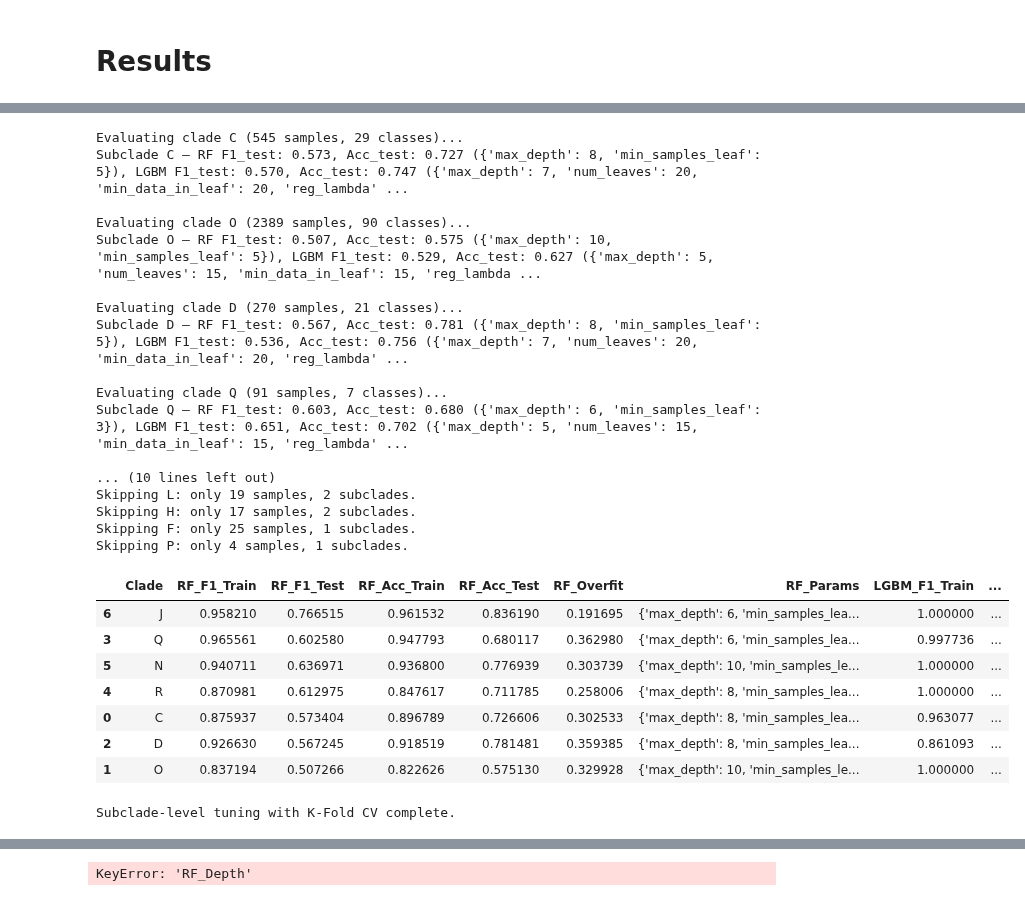
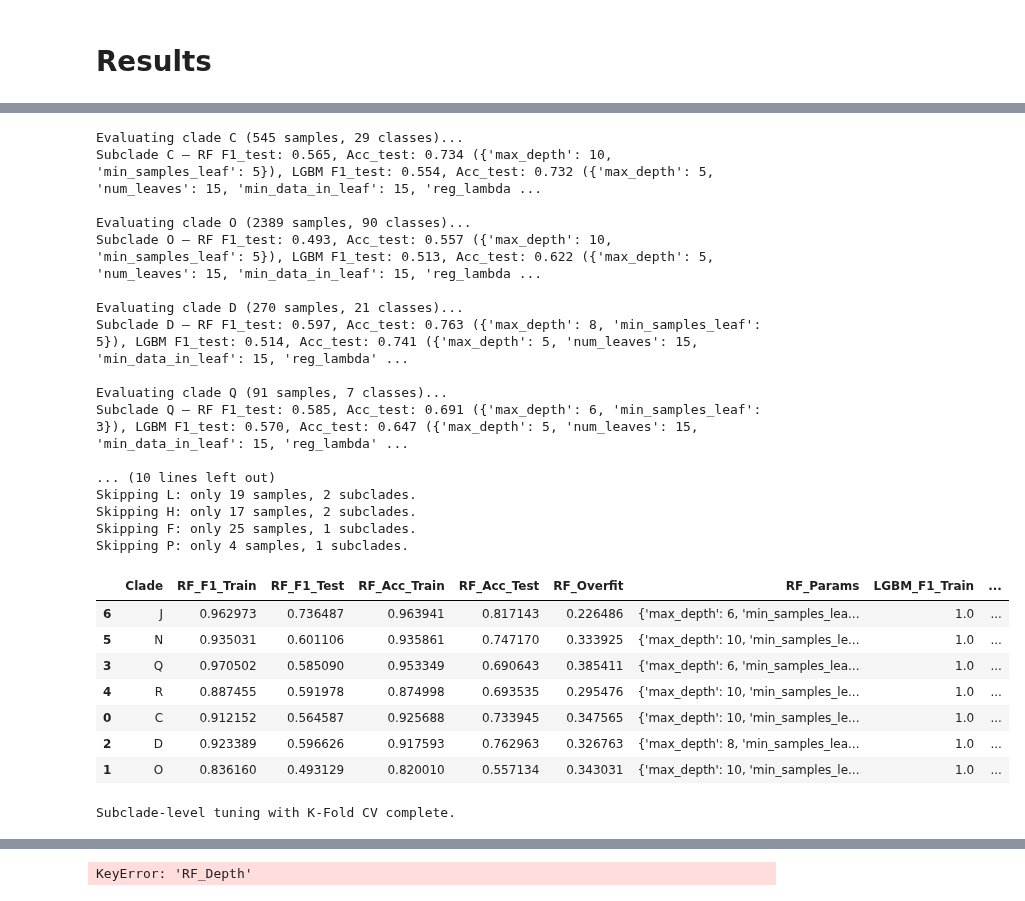
Before and after one commit to kibindy/LT8_final_project, a Jupyter notebook: Scratch_Kevin.ipynb, the cells around one changed output, grey strips where cells are left out. Saved outputs shown, nothing was run; the diff lists cells and outputs as text; code cells hidden in the pictures.

Commit message:
Added new hyperparameters options to subclade classification

```diff
--- a/Scratch_Kevin.ipynb
+++ b/Scratch_Kevin.ipynb
@@ -477,12 +542,18 @@ rf_params = [
     {"max_depth": 6, "min_samples_leaf": 3},
     {"max_depth": 8, "min_samples_leaf": 5},
     {"max_depth": 10, "min_samples_leaf": 5},
+    {"max_depth": 15, "min_samples_leaf": 5},
+    {"max_depth": 20, "min_samples_leaf": 5},
+    {"max_depth": 25, "min_samples_leaf": 5}
 ]
 
 lgbm_params = [
     {"max_depth": 5, "num_leaves": 15, "min_data_in_leaf": 15, "reg_lambda": 1.0, "reg_alpha": 0.5},
     {"max_depth": 7, "num_leaves": 20, "min_data_in_leaf": 20, "reg_lambda": 2.0, "reg_alpha": 1.0},
     {"max_depth": 9, "num_leaves": 25, "min_data_in_leaf": 25, "reg_lambda": 3.0, "reg_alpha": 1.5},
+    {"max_depth": 11, "num_leaves": 25, "min_data_in_leaf": 25, "reg_lambda": 3.0, "reg_alpha": 1.5},
+    {"max_depth": 13, "num_leaves": 25, "min_data_in_leaf": 25, "reg_lambda": 3.0, "reg_alpha": 1.5},
+    {"max_depth": 15, "num_leaves": 25, "min_data_in_leaf": 25, "reg_lambda": 3.0, "reg_alpha": 1.5},
 ]
 
 
@@ -586,44 +657,44 @@ for clade in df["major_clade"].unique():
     })
 
     print(
         f"Subclade {clade} — "
         f"RF F1_test: {best_rf['f1_test']:.3f}, Acc_test: {best_rf['acc_test']:.3f} ({best_rf['params']}), "
         f"LGBM F1_test: {best_lgbm['f1_test']:.3f}, Acc_test: {best_lgbm['acc_test']:.3f} ({best_lgbm['params']})"
     )
 
 # ======================================================
 # 4. SUMMARIZE RESULTS
 # ======================================================
 sub_results_df = pd.DataFrame(sub_results)
 display(sub_results_df.sort_values("LGBM_F1_Test", ascending=False))
 
 print("\nSubclade-level tuning with K-Fold CV complete.")
 # %% [output]
 Evaluating clade C (545 samples, 29 classes)...
-Subclade C — RF F1_test: 0.573, Acc_test: 0.727 ({'max_depth': 8, 'min_samples_leaf': 5}), LGBM F1_test: 0.570, Acc_test: 0.747 ({'max_depth': 7, 'num_leaves': 20, 'min_data_in_leaf': 20, 'reg_lambda' ...
+Subclade C — RF F1_test: 0.565, Acc_test: 0.734 ({'max_depth': 10, 'min_samples_leaf': 5}), LGBM F1_test: 0.554, Acc_test: 0.732 ({'max_depth': 5, 'num_leaves': 15, 'min_data_in_leaf': 15, 'reg_lambda ...
 
 Evaluating clade O (2389 samples, 90 classes)...
-Subclade O — RF F1_test: 0.507, Acc_test: 0.575 ({'max_depth': 10, 'min_samples_leaf': 5}), LGBM F1_test: 0.529, Acc_test: 0.627 ({'max_depth': 5, 'num_leaves': 15, 'min_data_in_leaf': 15, 'reg_lambda ...
+Subclade O — RF F1_test: 0.493, Acc_test: 0.557 ({'max_depth': 10, 'min_samples_leaf': 5}), LGBM F1_test: 0.513, Acc_test: 0.622 ({'max_depth': 5, 'num_leaves': 15, 'min_data_in_leaf': 15, 'reg_lambda ...
 
 Evaluating clade D (270 samples, 21 classes)...
-Subclade D — RF F1_test: 0.567, Acc_test: 0.781 ({'max_depth': 8, 'min_samples_leaf': 5}), LGBM F1_test: 0.536, Acc_test: 0.756 ({'max_depth': 7, 'num_leaves': 20, 'min_data_in_leaf': 20, 'reg_lambda' ...
+Subclade D — RF F1_test: 0.597, Acc_test: 0.763 ({'max_depth': 8, 'min_samples_leaf': 5}), LGBM F1_test: 0.514, Acc_test: 0.741 ({'max_depth': 5, 'num_leaves': 15, 'min_data_in_leaf': 15, 'reg_lambda' ...
 
 Evaluating clade Q (91 samples, 7 classes)...
-Subclade Q — RF F1_test: 0.603, Acc_test: 0.680 ({'max_depth': 6, 'min_samples_leaf': 3}), LGBM F1_test: 0.651, Acc_test: 0.702 ({'max_depth': 5, 'num_leaves': 15, 'min_data_in_leaf': 15, 'reg_lambda' ...
+Subclade Q — RF F1_test: 0.585, Acc_test: 0.691 ({'max_depth': 6, 'min_samples_leaf': 3}), LGBM F1_test: 0.570, Acc_test: 0.647 ({'max_depth': 5, 'num_leaves': 15, 'min_data_in_leaf': 15, 'reg_lambda' ...
 
 ... (10 lines left out)
 Skipping L: only 19 samples, 2 subclades.
 Skipping H: only 17 samples, 2 subclades.
 Skipping F: only 25 samples, 1 subclades.
 Skipping P: only 4 samples, 1 subclades.
 |  | Clade | RF_F1_Train | RF_F1_Test | RF_Acc_Train | RF_Acc_Test | RF_Overfit | RF_Params | LGBM_F1_Train | ... |
-| 6 | J | 0.958210 | 0.766515 | 0.961532 | 0.836190 | 0.191695 | {'max_depth': 6, 'min_samples_lea... | 1.000000 | ... |
-| 3 | Q | 0.965561 | 0.602580 | 0.947793 | 0.680117 | 0.362980 | {'max_depth': 6, 'min_samples_lea... | 0.997736 | ... |
-| 5 | N | 0.940711 | 0.636971 | 0.936800 | 0.776939 | 0.303739 | {'max_depth': 10, 'min_samples_le... | 1.000000 | ... |
-| 4 | R | 0.870981 | 0.612975 | 0.847617 | 0.711785 | 0.258006 | {'max_depth': 8, 'min_samples_lea... | 1.000000 | ... |
-| 0 | C | 0.875937 | 0.573404 | 0.896789 | 0.726606 | 0.302533 | {'max_depth': 8, 'min_samples_lea... | 0.963077 | ... |
-| 2 | D | 0.926630 | 0.567245 | 0.918519 | 0.781481 | 0.359385 | {'max_depth': 8, 'min_samples_lea... | 0.861093 | ... |
-| 1 | O | 0.837194 | 0.507266 | 0.822626 | 0.575130 | 0.329928 | {'max_depth': 10, 'min_samples_le... | 1.000000 | ... |
+| 6 | J | 0.962973 | 0.736487 | 0.963941 | 0.817143 | 0.226486 | {'max_depth': 6, 'min_samples_lea... | 1.0 | ... |
+| 5 | N | 0.935031 | 0.601106 | 0.935861 | 0.747170 | 0.333925 | {'max_depth': 10, 'min_samples_le... | 1.0 | ... |
+| 3 | Q | 0.970502 | 0.585090 | 0.953349 | 0.690643 | 0.385411 | {'max_depth': 6, 'min_samples_lea... | 1.0 | ... |
+| 4 | R | 0.887455 | 0.591978 | 0.874998 | 0.693535 | 0.295476 | {'max_depth': 10, 'min_samples_le... | 1.0 | ... |
+| 0 | C | 0.912152 | 0.564587 | 0.925688 | 0.733945 | 0.347565 | {'max_depth': 10, 'min_samples_le... | 1.0 | ... |
+| 2 | D | 0.923389 | 0.596626 | 0.917593 | 0.762963 | 0.326763 | {'max_depth': 8, 'min_samples_lea... | 1.0 | ... |
+| 1 | O | 0.836160 | 0.493129 | 0.820010 | 0.557134 | 0.343031 | {'max_depth': 10, 'min_samples_le... | 1.0 | ... |
 Subclade-level tuning with K-Fold CV complete.
 # %%
 # ======================================================
```
Also changed, not shown: parts of 5 cells of this notebook, 1 other file.
